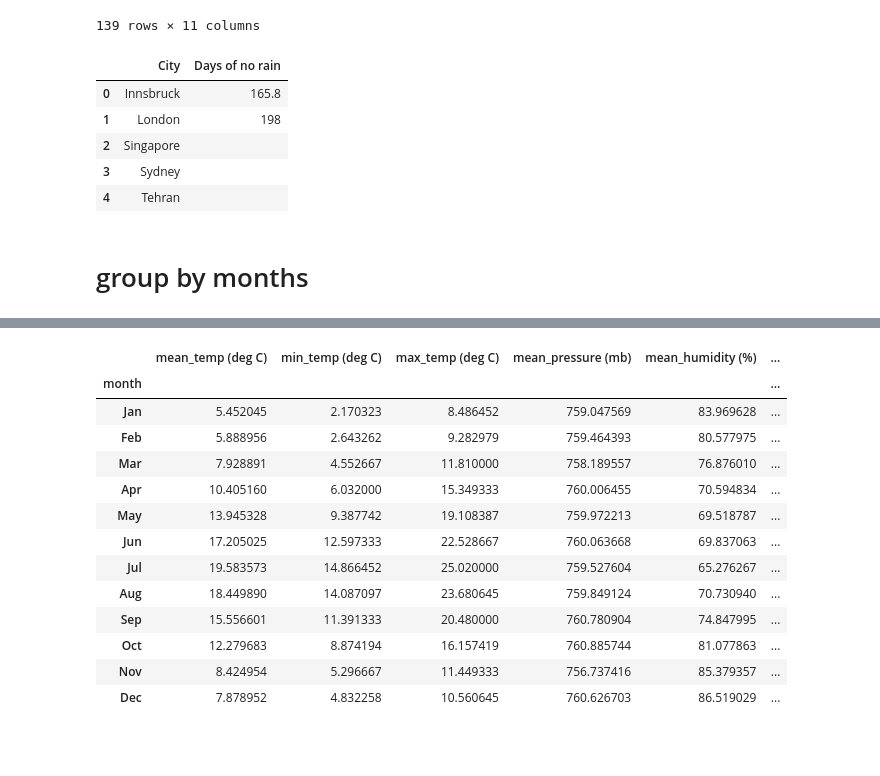
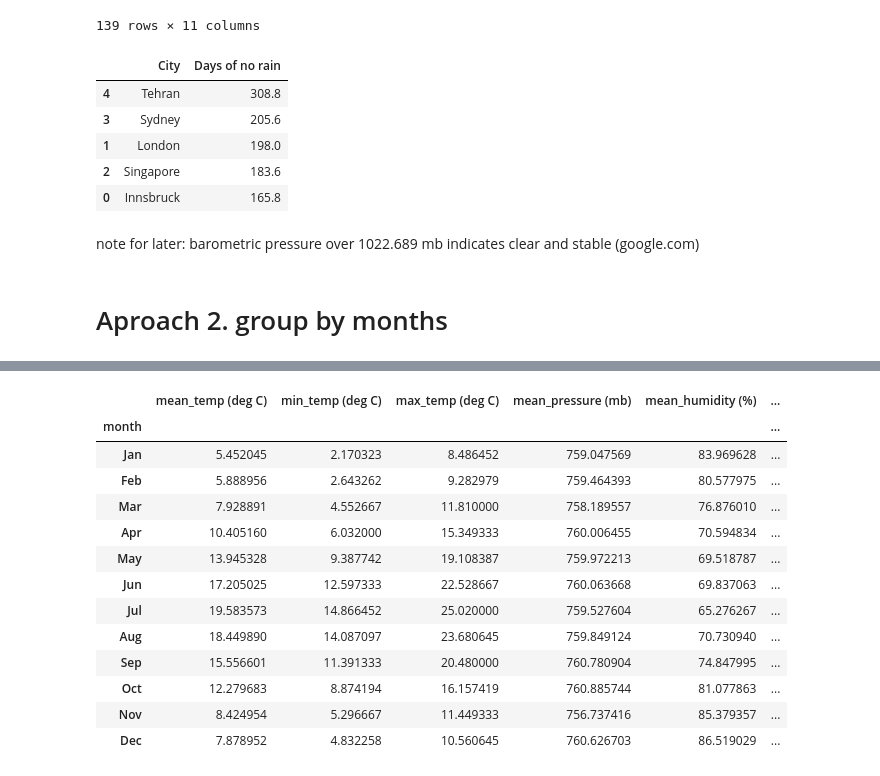
Before and after one commit to dwhew/data_science, a Jupyter notebook: weather.ipynb, the cells around one changed output, grey strips where cells are left out. Cells and saved outputs as stored; diff of their text form; code cells hidden in the pictures; blank space fills up the shorter version.

```diff
--- a/weather.ipynb
+++ b/weather.ipynb
@@ -97,27 +109,22 @@ inn_perf
 | 1719 | 2019-09-16 | 18.666667 | 11.7 | 27.9 | 713.920833 | 73.666667 | ... |
 | 1720 | 2019-09-17 | 18.079167 | 12.1 | 25.1 | 711.529167 | 73.375000 | ... |
 139 rows × 11 columns
-# %%
-#create new dataframe
-
-#assign cities to a list for later use
-citylist = ['Innsbruck', 'London', 'Singapore', 'Sydney', 'Tehran']
-
-#assign dfs to list for later iterating
-dflist = ['inndf', 'londf', 'syddf', 'syddf', 'tehdf']
-
-citystats = pd.DataFrame({'City': citylist })
-citystats['Days of no rain'] = [inn_nrain, lon_nrain, '', '', '']
-citystats
-# %% [output]
-|  | City | Days of no rain |
-| 0 | Innsbruck | 165.8 |
-| 1 | London | 198 |
-| 2 | Singapore |  |
-| 3 | Sydney |  |
-| 4 | Tehran |  |
+# %%
+#create new dataframe
+citystats = pd.DataFrame({'City': citylist })
+citystats['Days of no rain'] = [inndf_nrain, londf_nrain, sindf_nrain, syddf_nrain, tehdf_nrain]
+citystats.sort_values(by=['Days of no rain'], ascending=False)
+# %% [output]
+|  | City | Days of no rain |
+| 4 | Tehran | 308.8 |
+| 3 | Sydney | 205.6 |
+| 1 | London | 198.0 |
+| 2 | Singapore | 183.6 |
+| 0 | Innsbruck | 165.8 |
+# %% [markdown]
+note for later: barometric pressure over 1022.689 mb indicates clear and stable (google.com)
 # %% [markdown]
-# group by months
+# Aproach 2. group by months
 # %%
 #get average day by month
 month_ordered = ['Jan', 'Feb', 'Mar', 'Apr', 'May', 'Jun', 'Jul', 'Aug', 'Sep', 'Oct', 'Nov', 'Dec']
```
Also changed, not shown: parts of 19 cells of this notebook.
